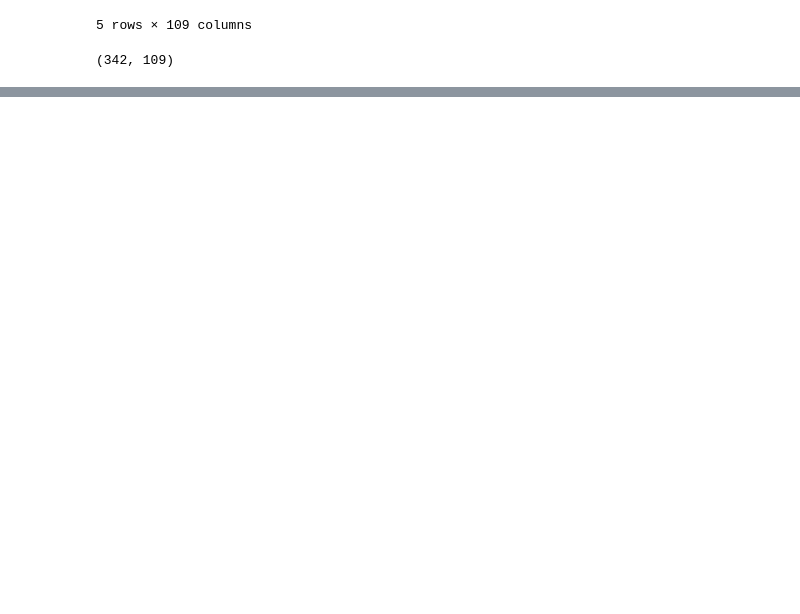
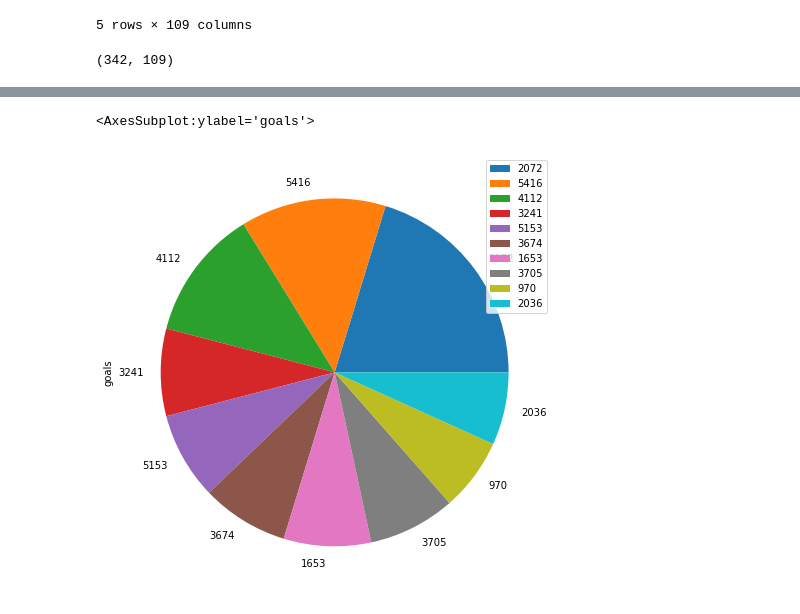
Before and after one commit to ZaidSultan10/champions-league-winner-prediction, a Jupyter notebook: UEFA_Champions_League_Winner_Prediction-checkpoint.ipynb, the cells around one changed output, grey strips where cells are left out. Saved outputs shown, nothing was run; the diff lists cells and outputs as text; code cells hidden in the pictures; blank space fills up the shorter version.

```diff
--- a/UEFA_Champions_League_Winner_Prediction-checkpoint.ipynb
+++ b/UEFA_Champions_League_Winner_Prediction-checkpoint.ipynb
@@ -221,0 +247,5 @@ value_player_list.drop(columns =['substitutionsOut','substitutionsIn','totwAppea
+# %%
+top_10_scorers.plot(x='name',y='goals',kind='pie',figsize=(16,8))
+# %% [output]
+<AxesSubplot:ylabel='goals'>
+[figure, added]
```
Also changed, not shown: parts of 4 cells of this notebook.
